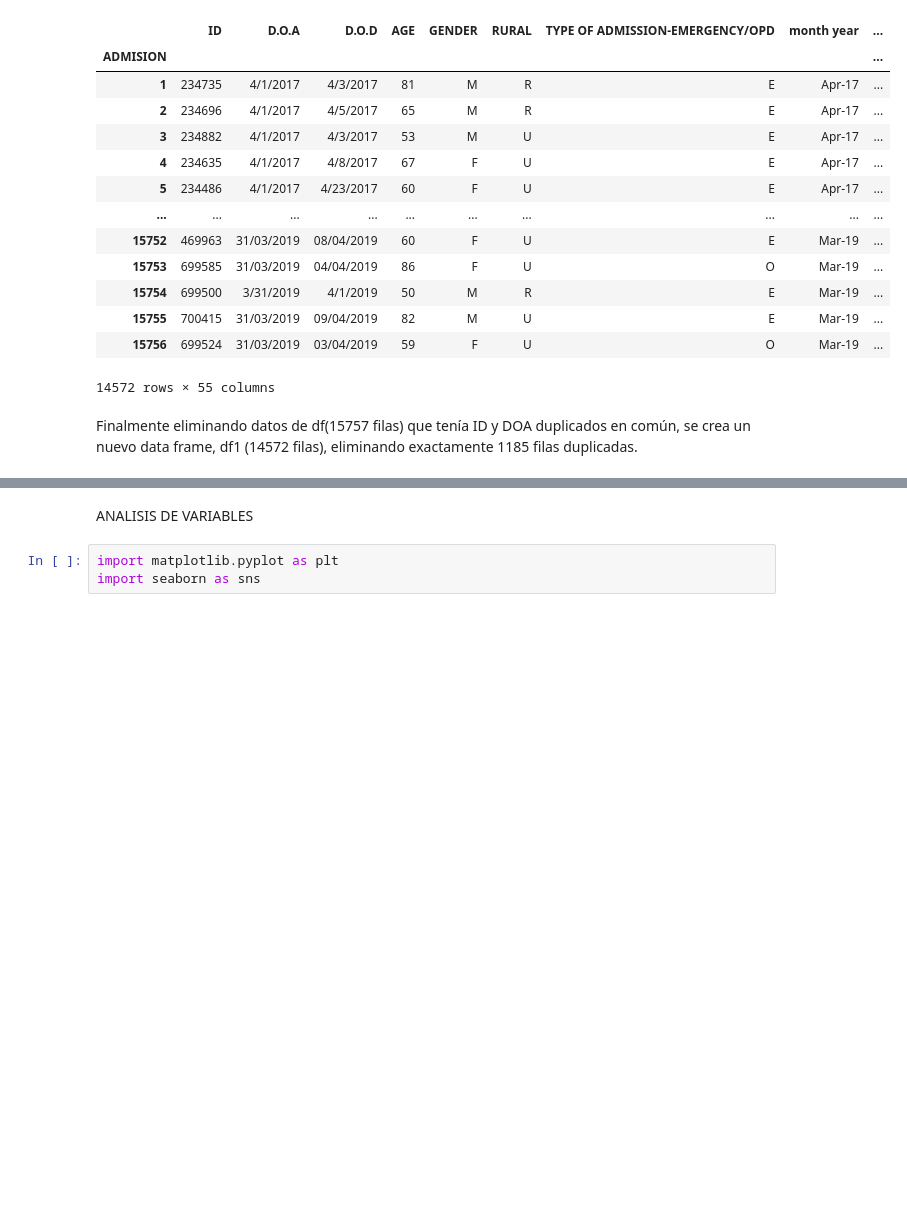
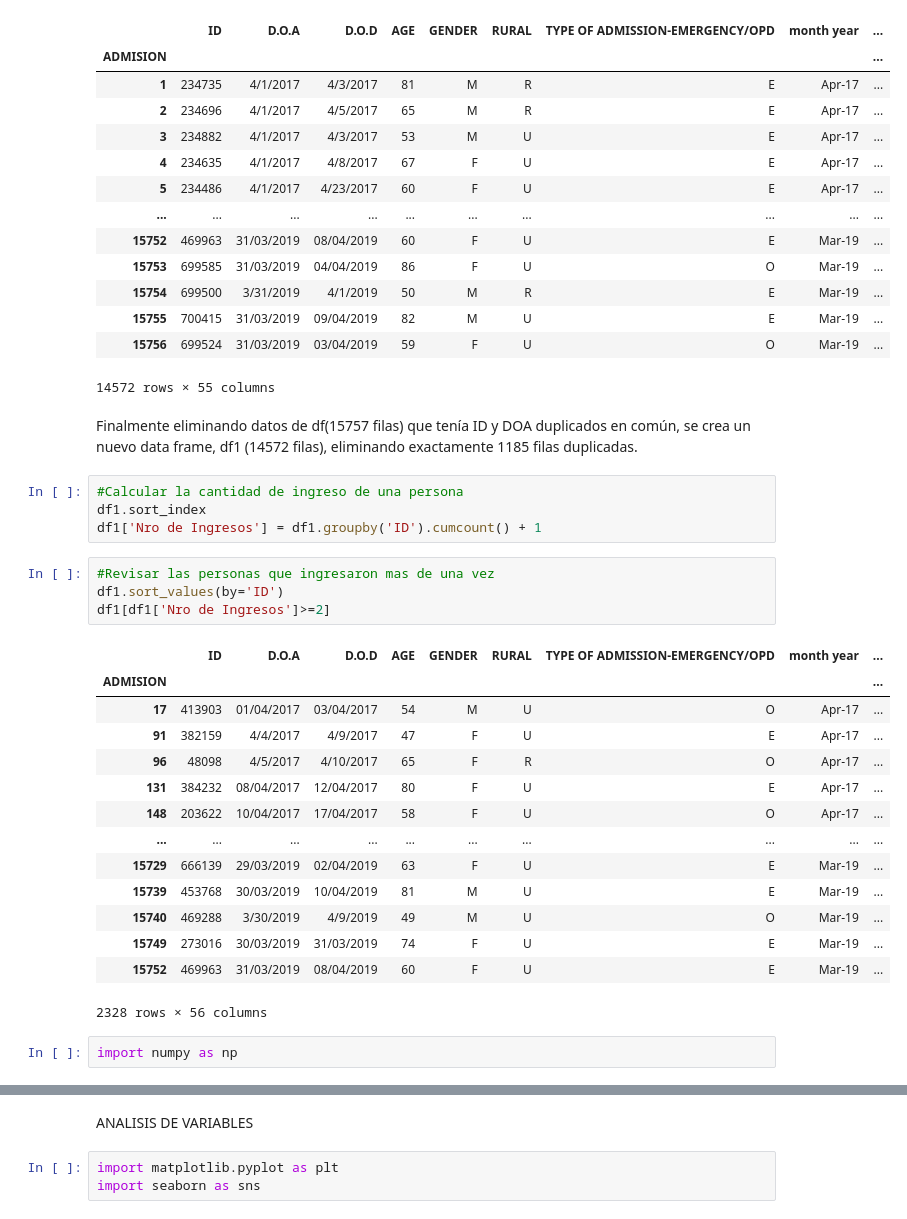
Before and after one commit to Estefaniagz/Proyecto_nocountry, a Jupyter notebook: explore.ipynb, the cells around one changed output, grey strips where cells are left out. Saved outputs shown, nothing was run; the diff lists cells and outputs as text; blank space fills up the shorter version.

```diff
--- a/explore.ipynb
+++ b/explore.ipynb
@@ -288,3 +280,28 @@ df1
 14572 rows × 55 columns
 # %% [markdown]
 Finalmente eliminando datos de df(15757 filas) que tenía ID y DOA duplicados en común, se crea un nuevo data frame, df1 (14572 filas), eliminando exactamente 1185 filas duplicadas.
+# %%
+#Calcular la cantidad de ingreso de una persona
+df1.sort_index
+df1['Nro de Ingresos'] = df1.groupby('ID').cumcount() + 1
+# %%
+#Revisar las personas que ingresaron mas de una vez
+df1.sort_values(by='ID')
+df1[df1['Nro de Ingresos']>=2]
+# %% [output]
+|  | ID | D.O.A | D.O.D | AGE | GENDER | RURAL | TYPE OF ADMISSION-EMERGENCY/OPD | month year | ... |
+| ADMISION |  |  |  |  |  |  |  |  | ... |
+| 17 | 413903 | 01/04/2017 | 03/04/2017 | 54 | M | U | O | Apr-17 | ... |
+| 91 | 382159 | 4/4/2017 | 4/9/2017 | 47 | F | U | E | Apr-17 | ... |
+| 96 | 48098 | 4/5/2017 | 4/10/2017 | 65 | F | R | O | Apr-17 | ... |
+| 131 | 384232 | 08/04/2017 | 12/04/2017 | 80 | F | U | E | Apr-17 | ... |
+| 148 | 203622 | 10/04/2017 | 17/04/2017 | 58 | F | U | O | Apr-17 | ... |
+| ... | ... | ... | ... | ... | ... | ... | ... | ... | ... |
+| 15729 | 666139 | 29/03/2019 | 02/04/2019 | 63 | F | U | E | Mar-19 | ... |
+| 15739 | 453768 | 30/03/2019 | 10/04/2019 | 81 | M | U | E | Mar-19 | ... |
+| 15740 | 469288 | 3/30/2019 | 4/9/2019 | 49 | M | U | O | Mar-19 | ... |
+| 15749 | 273016 | 30/03/2019 | 31/03/2019 | 74 | F | U | E | Mar-19 | ... |
+| 15752 | 469963 | 31/03/2019 | 08/04/2019 | 60 | F | U | E | Mar-19 | ... |
+2328 rows × 56 columns
+# %%
+import numpy as np
```
Also changed, not shown: parts of 13 cells of this notebook.
